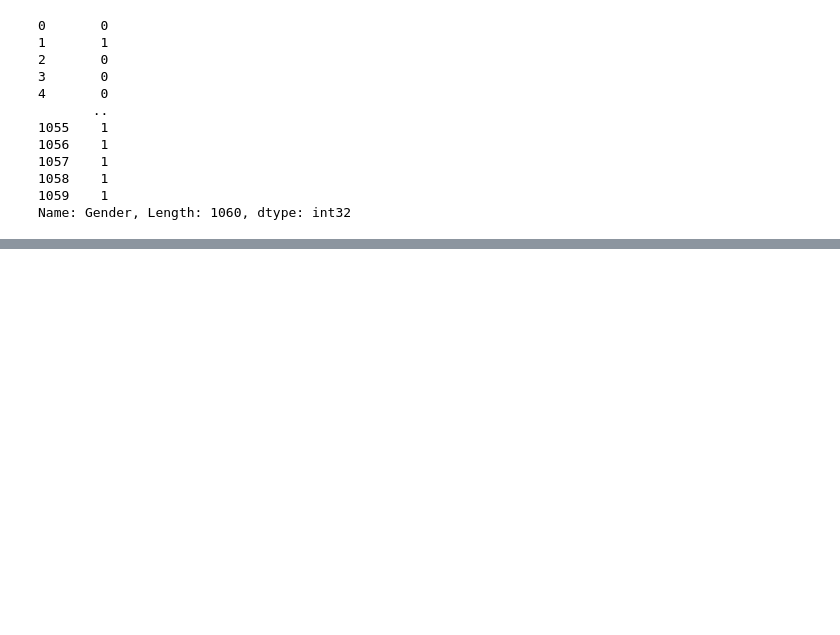
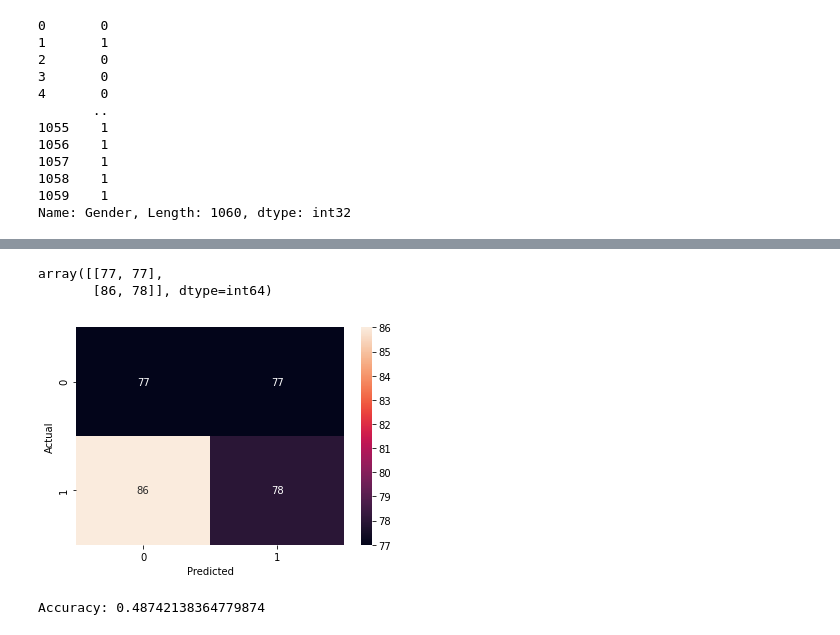
Before and after one commit to makpevwei/attendance_prediction, a Jupyter notebook: Competition.ipynb, the cells around one changed output, grey strips where cells are left out. Drawn from its saved outputs; the diff is of its cells as text; code cells hidden in the pictures; blank space fills up the shorter version.

```diff
--- a/Competition.ipynb
+++ b/Competition.ipynb
@@ -5,7 +5,7 @@ import numpy as np
 from sklearn import preprocessing
 from sklearn.preprocessing import StandardScaler
 # %%
-df = pd.read_excel('Members Data Final.xlsx')
+df = pd.read_csv('Members_Table_Updated.csv')
 # %%
 df.columns
 # %% [output]
@@ -236,7 +270,7 @@ X = df[['S/N', 'Member ID', 'Group ID', 'Church ID', 'PCF ID', 'Cell ID',
        'Service Type', 'Service Time', 'Public Holiday', 'SMS Notification',
        'Email Notification', 'SMS Reminder', 'Email Reminder',
        'Free Transportation', 'External Speaker', 'Church Venue',
-       'Outreach Program', 'Celebration', 'Love Feast']]
+       'Outreach Program', 'Love Feast']]
 y = df["Attendance"]
 
 X.columns
@@ -264,10 +298,6 @@ X_test_data = X_test.drop(['S/N', 'Member ID', 'Group ID', 'Church ID', 'PCF ID'
        'Department ID', 'First Name', 'Middle Name', 'Last Name',
        'Mobile 1', 'Mobile 2', 'Email', 'Profession', 'Address', 'Location',
        'Entry Date','Service Type','Service Date'], axis=1)
-# %%
-sc = StandardScaler()
-X_train_data = sc.fit_transform(X_train_data)
-X_test_data = sc.fit_transform(X_test_data)
 # %%
 model = LogisticRegression()
 
@@ -314,0 +320,13 @@ plt.show()
+# %%
+pred_cols = pd.DataFrame({
+        "Member ID": X_test["Member ID"],
+        "Group ID": X_test["Group ID"],
+        "Church ID": X_test["Church ID"],
+        "PCF ID": X_test["PCF ID"],
+        "Cell ID": X_test["Cell ID"],
+        "Department ID": X_test["Department ID"],
+        "First Name": X_test["First Name"],
+        "Last Name": X_test["Last Name"],
+        "Attendance":y_test,
+        "Attendance_Pred": y_pred
+    })
@@ -314,0 +349,17 @@ plt.show()
+# %%
+cnf_matrix = confusion_matrix(y_test, y_pred)
+cnf_matrix
+# %% [output]
+array([[77, 77],
+       [86, 78]], dtype=int64)
+# %%
+confusion_matrix_df = pd.crosstab(pred_cols['Attendance'], pred_cols['Attendance_Pred'], rownames=['Actual'], colnames=['Predicted'])
+
+sns.heatmap(confusion_matrix_df, annot=True)
+plt.show()
+# %% [output]
+[figure, added]
+# %%
+print("Accuracy:",accuracy_score(y_test, y_pred))
+# %% [output]
+Accuracy: 0.48742138364779874
```
Also changed, not shown: parts of 30 cells of this notebook, 5 other files.
